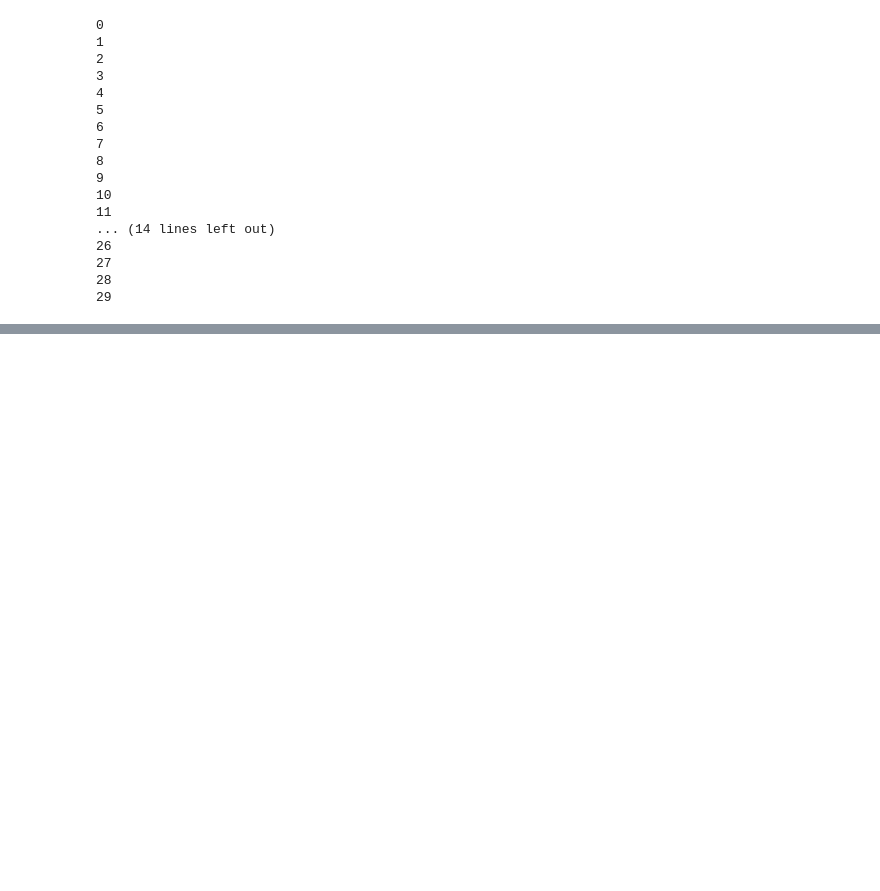
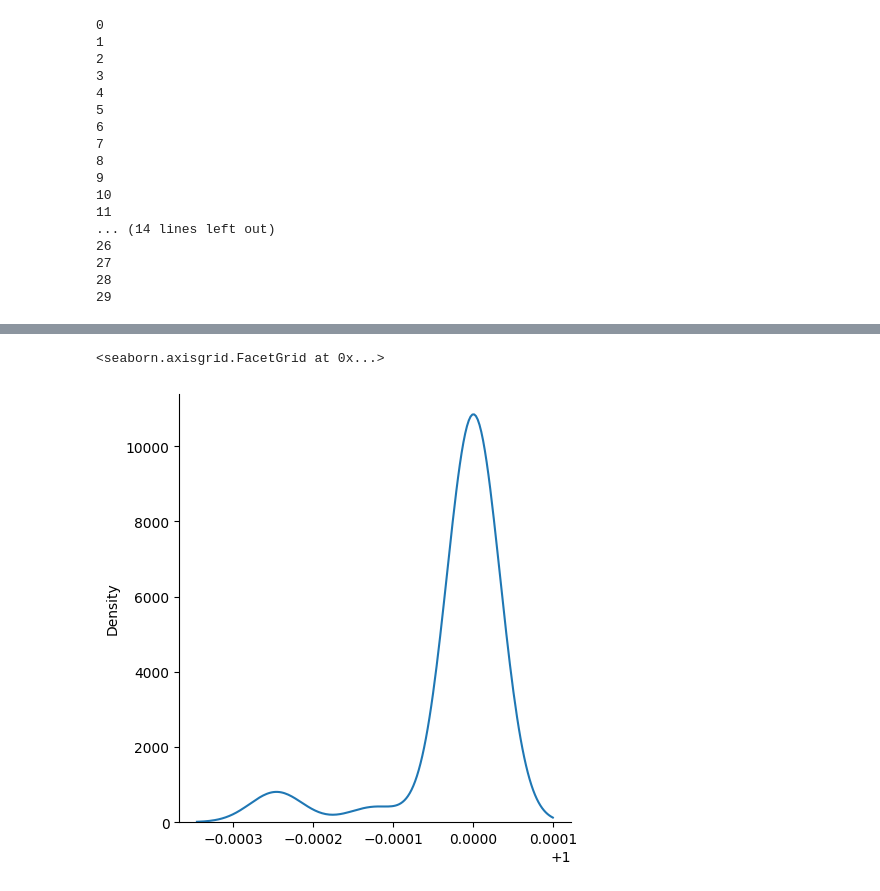
Before and after one commit to jonathan953/mushroom-detection, a Jupyter notebook: notebooks/data_preprocessing.ipynb, the cells around one changed output, grey strips where cells are left out. Cells and saved outputs as stored; diff of their text form; code cells hidden in the pictures; blank space fills up the shorter version.

```diff
--- a/notebooks/data_preprocessing.ipynb
+++ b/notebooks/data_preprocessing.ipynb
@@ -439,0 +475,5 @@ dtype: float64
+# %%
+sns.displot(resultados_random_forest, kind= 'kde')
+# %% [output]
+<seaborn.axisgrid.FacetGrid at 0x...>
+[figure, added]
```
Also changed, not shown: parts of 36 cells of this notebook, 1 other file.
